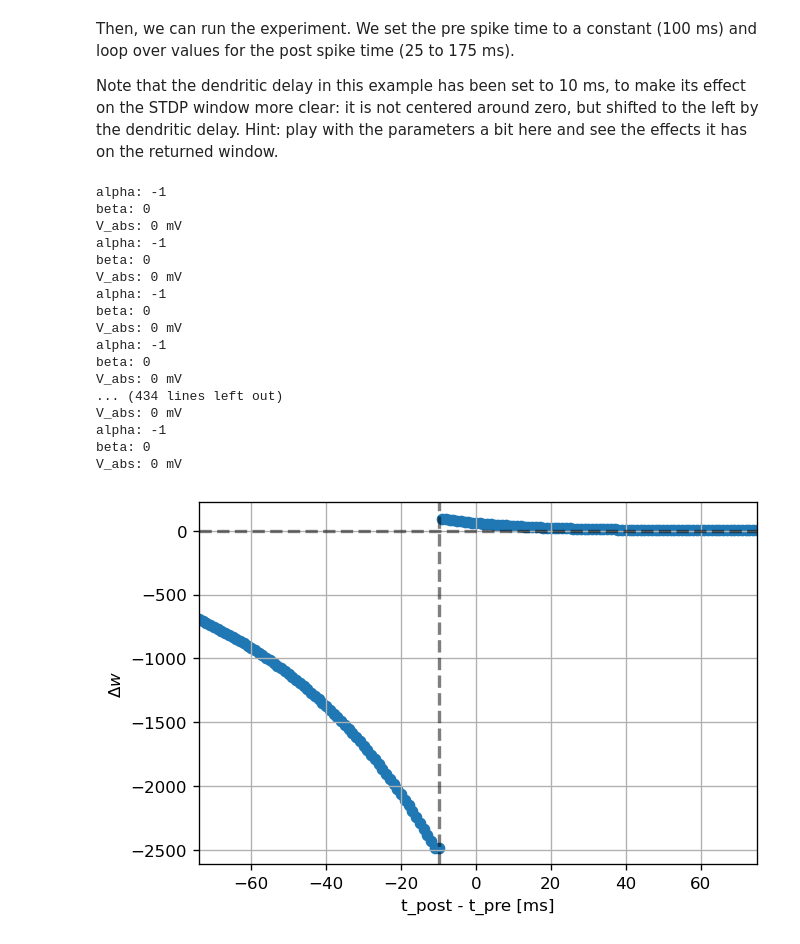
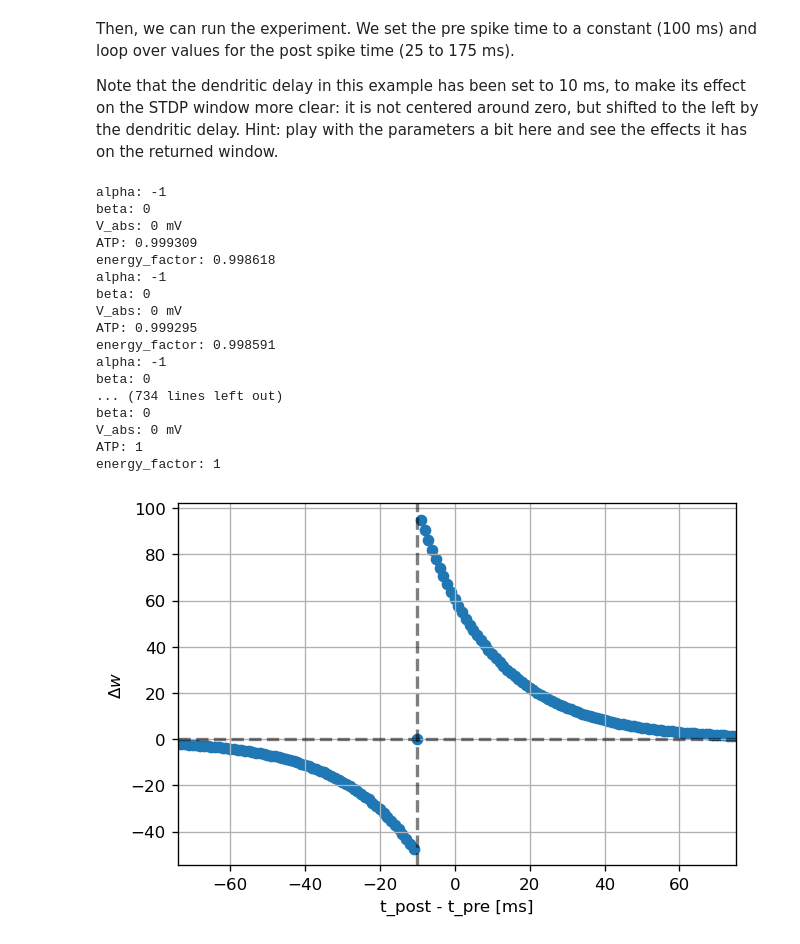
Before and after one commit to Wiss/nestml, a Jupyter notebook: ehp/three_factor_lr/ed_stdp.ipynb, the cells around one changed output. Cells and saved outputs as stored; diff of their text form; code cells hidden in the pictures.

Commit message:
first ed_tfr working version. ed_lambda

```diff
--- a/ehp/three_factor_lr/ed_stdp.ipynb
+++ b/ehp/three_factor_lr/ed_stdp.ipynb
@@ -433,9 +515,7 @@ def run_network(pre_spike_time, post_spike_time,
                  "w": 1.,
                  "delay": delay,
                  "d": delay,
-                 "receptor_type": 0,
-                 "mu_minus": 0.,
-                 "mu_plus": 0.})
+                 "receptor_type": 0})
 
     # create spike_generators with these times
     pre_sg = nest.Create("spike_generator",
@@ -523,25 +603,29 @@ def plot_stdp_window(dt_vec, dw_vec, delay):
     ax.set_ylim(ylim)
 # %%
 dt_vec, dw_vec, delay = stdp_window(neuron_model_name, synapse_model_name,
-                                    synapse_parameters={"alpha": .5})
+                                    synapse_parameters={"alpha": .5,
+                                                       #"lambda": 0.05,
+                                                       #"mu_plus": 1,
+                                                       #"mu_minus": 1
+                                                       })
 
 plot_stdp_window(dt_vec, dw_vec, delay)
 # %% [output]
 alpha: -1
 beta: 0
 V_abs: 0 mV
+ATP: 0.999309
+energy_factor: 0.998618
 alpha: -1
 beta: 0
 V_abs: 0 mV
+ATP: 0.999295
+energy_factor: 0.998591
 alpha: -1
 beta: 0
-V_abs: 0 mV
-alpha: -1
+... (734 lines left out)
 beta: 0
 V_abs: 0 mV
-... (434 lines left out)
-V_abs: 0 mV
-alpha: -1
-beta: 0
-V_abs: 0 mV
+ATP: 1
+energy_factor: 1
-[figure, old version]
+[figure, new version]
```
Also changed, not shown: parts of 8 cells of this notebook, 3 other files.
